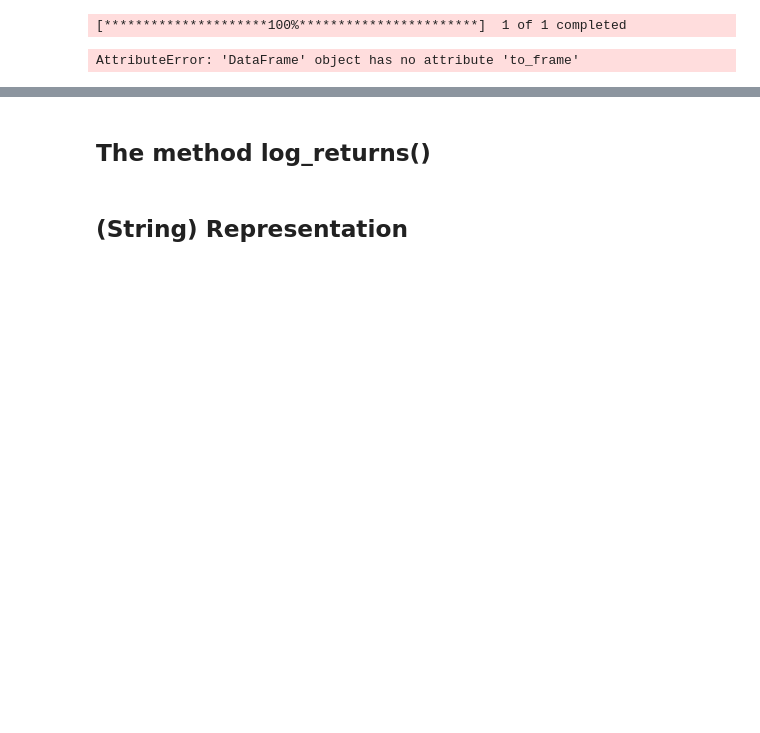
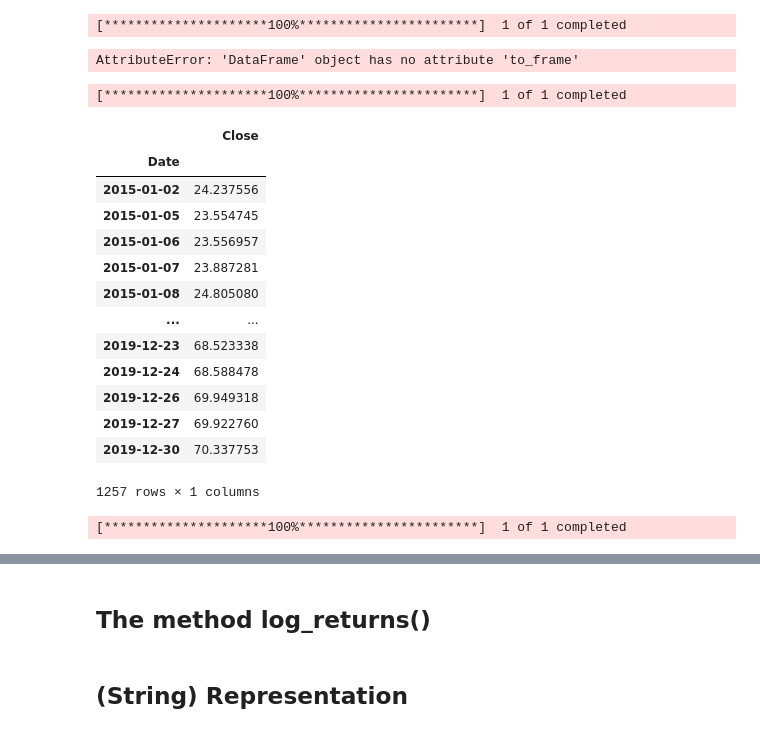
Before and after one commit to Qbannes/energy_trading, a Jupyter notebook: PyCharm_Notebook/10_OOP_Financial_Analysis_Class.ipynb, the cells around one changed output, grey strips where cells are left out. Drawn from its saved outputs; the diff is of its cells as text; code cells hidden in the pictures; blank space fills up the shorter version.

```diff
--- a/PyCharm_Notebook/10_OOP_Financial_Analysis_Class.ipynb
+++ b/PyCharm_Notebook/10_OOP_Financial_Analysis_Class.ipynb
@@ -359,7 +359,27 @@ yf.download("AAPL", "2015-01-01", "2019-12-31").Close.to_frame() # old
 [*********************100%***********************]  1 of 1 completed
 AttributeError: 'DataFrame' object has no attribute 'to_frame'
 # %%
-yf.download("AAPL", "2015-01-01", "2019-12-31", multi_level_index = False).Close.to_frame() # new from yfinance 0.2.48
+yf.download("AAPL", "2015-01-01", "2019-12-31", multi_level_index = False,auto_adjust=True).Close.to_frame() # new from yfinance 0.2.48
+# %% [output]
+[*********************100%***********************]  1 of 1 completed
+|  | Close |
+| Date |  |
+| 2015-01-02 | 24.237556 |
+| 2015-01-05 | 23.554745 |
+| 2015-01-06 | 23.556957 |
+| 2015-01-07 | 23.887281 |
+| 2015-01-08 | 24.805080 |
+| ... | ... |
+| 2019-12-23 | 68.523338 |
+| 2019-12-24 | 68.588478 |
+| 2019-12-26 | 69.949318 |
+| 2019-12-27 | 69.922760 |
+| 2019-12-30 | 70.337753 |
+1257 rows × 1 columns
+# %%
+raw=yf.download("AAPL", "2015-01-01", "2019-12-31", multi_level_index = False,auto_adjust=True).Close.to_frame()
+# %% [output]
+[*********************100%***********************]  1 of 1 completed
 # %%
 raw.rename(columns = {"Close":"price"}, inplace = True)
 # %%
```
Also changed, not shown: parts of 19 cells of this notebook, 19 other files.
